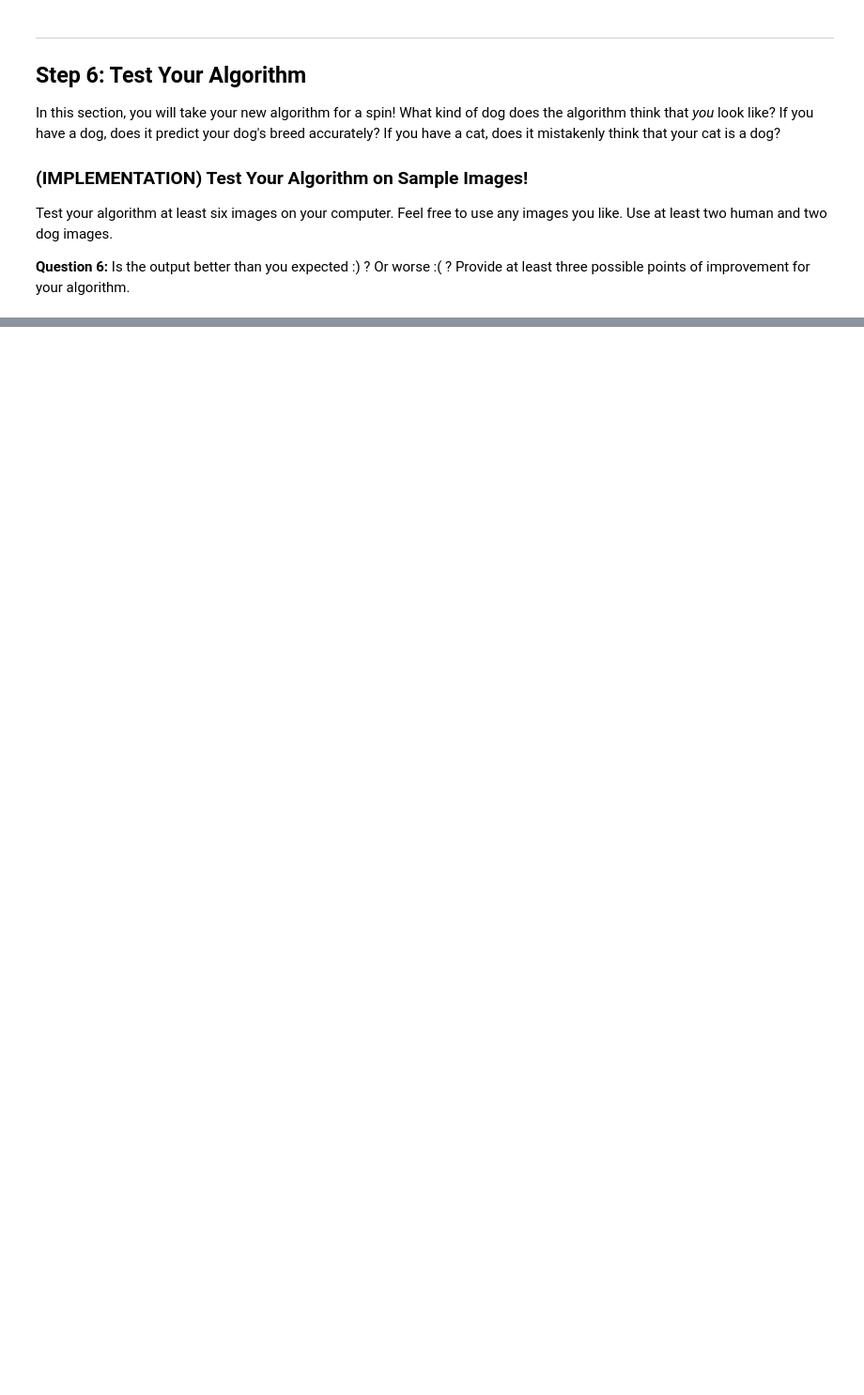
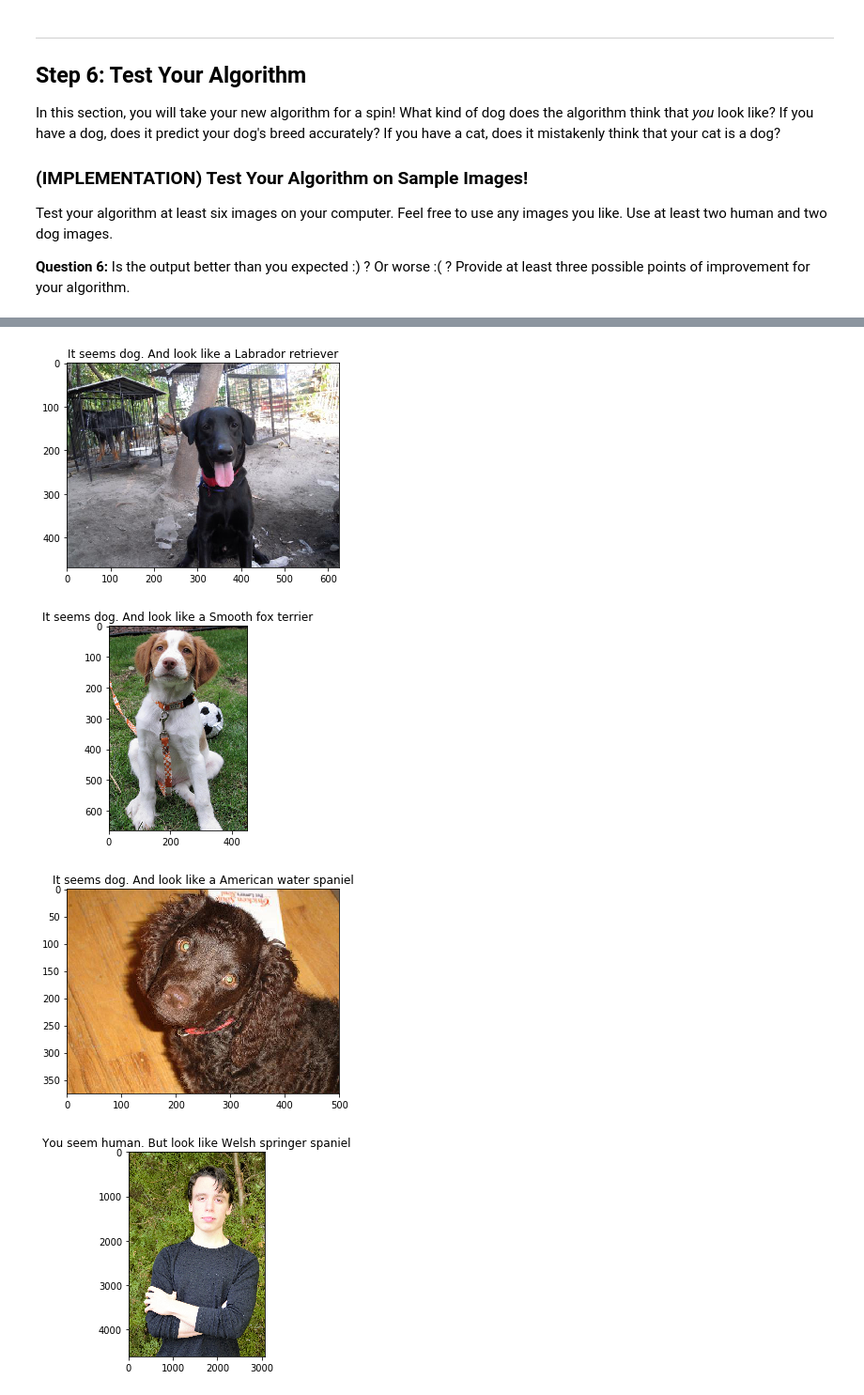
Before and after one commit to birozso/CNN-Dog-identification-project, a Jupyter notebook: dog_app.ipynb, the cells around one changed output, grey strips where cells are left out. Shown at 94% size. Drawn from its saved outputs; the diff is of its cells as text; code cells hidden in the pictures; blank space fills up the shorter version.

```diff
--- a/dog_app.ipynb
+++ b/dog_app.ipynb
@@ -991,0 +1079,24 @@ for file in np.hstack((human_files[:3], dog_files[:3])):
+# %%
+## suggested code, below
+#for file in np.hstack((human_files[:3], dog_files[:3])):
+#   run_app(file)
+
+#test images uploaded to the server and the png images deleted from the array.
+test_files_short = ['./images/Labrador_retriever_06449.jpg',
+ './images/Brittany_02625.jpg',
+ './images/American_water_spaniel_00648.jpg',
+ './images/Dano.jpg',
+ './images/022415_Mols_VanRossum.large.jpg',
+ './images/13-animorphia-coloring-pages.jpg',
+ './images/Curly-coated_retriever_03896.jpg',
+ './images/Labrador_retriever_06457.jpg',
+ './images/Labrador_retriever_06455.jpg',
+ './images/airedale-terrier-detail.jpg',
+ './images/Welsh_springer_spaniel_08203.jpg']
+for index in range(10):
+    run_app(test_files_short[index])
+# %% [output]
+[figure, added]
+[figure, added]
+[figure, added]
+[figure, added]
```
Also changed, not shown: parts of 17 cells of this notebook.
